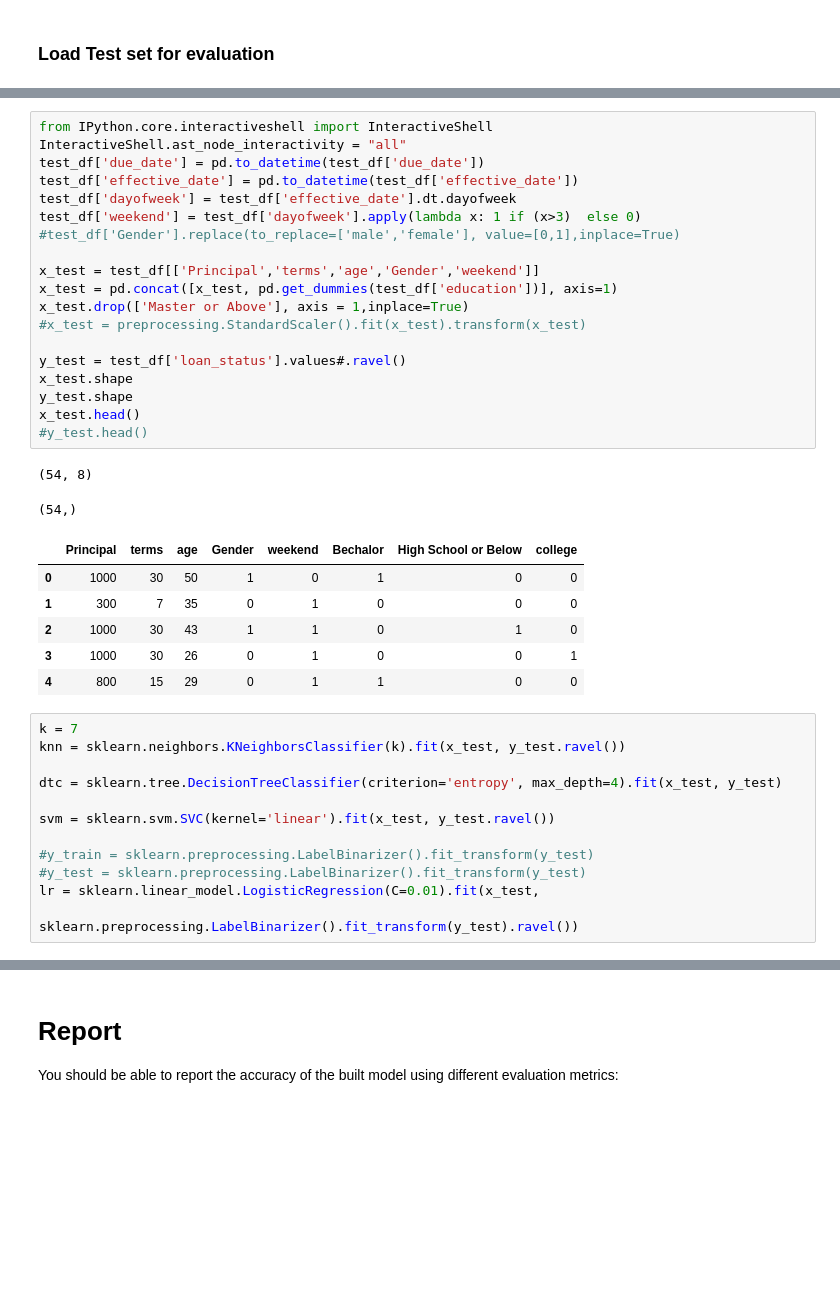
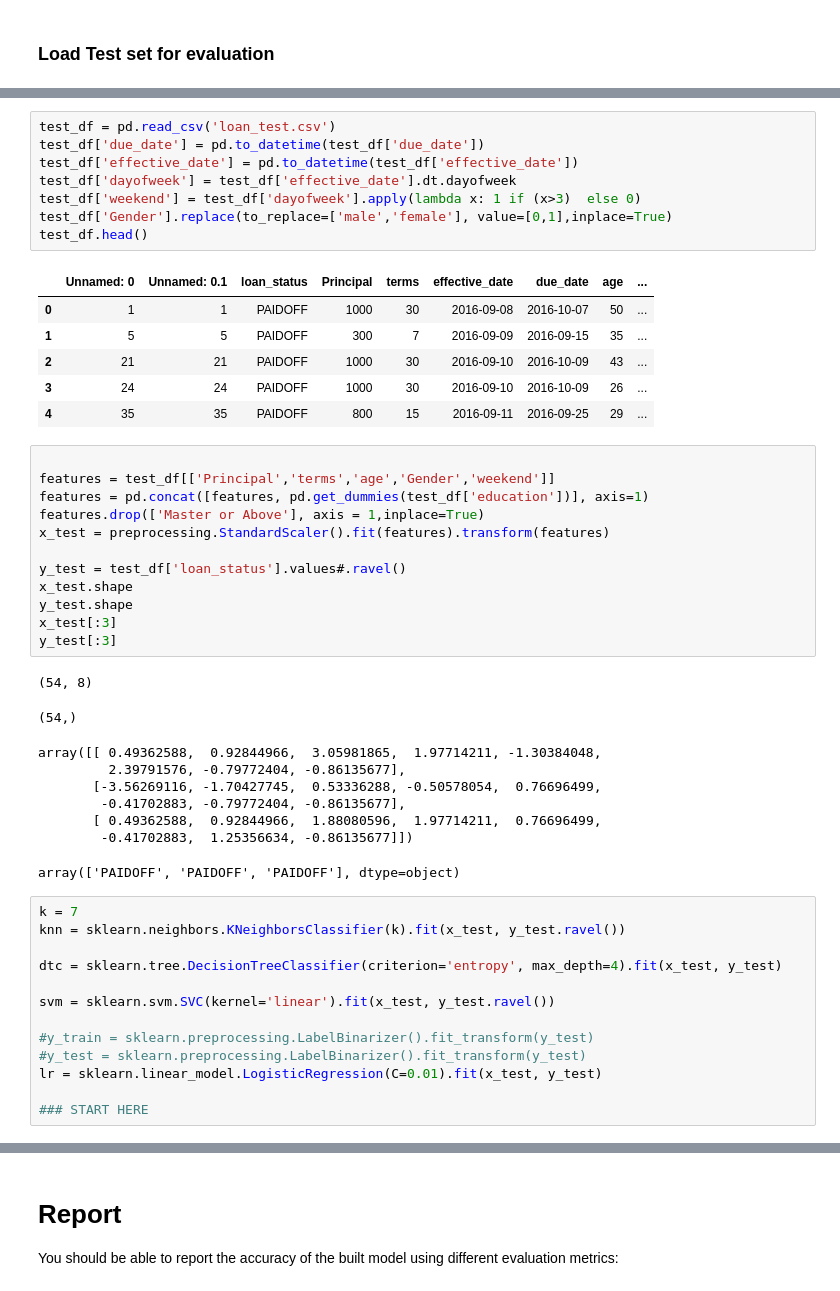
Before and after one commit to joelmarkanderson/coursera-machine-learning-with-python-capstone-project, a Jupyter notebook: ML0101EN-Proj-Loan-py-v1.ipynb, the cells around one changed output, grey strips where cells are left out. Saved outputs shown, nothing was run; the diff lists cells and outputs as text; blank space fills up the shorter version.

```diff
--- a/ML0101EN-Proj-Loan-py-v1.ipynb
+++ b/ML0101EN-Proj-Loan-py-v1.ipynb
@@ -416,31 +410,40 @@ test_df.head()
 # %%
-from IPython.core.interactiveshell import InteractiveShell
-InteractiveShell.ast_node_interactivity = "all"
+test_df = pd.read_csv('loan_test.csv')
 test_df['due_date'] = pd.to_datetime(test_df['due_date'])
 test_df['effective_date'] = pd.to_datetime(test_df['effective_date'])
 test_df['dayofweek'] = test_df['effective_date'].dt.dayofweek
 test_df['weekend'] = test_df['dayofweek'].apply(lambda x: 1 if (x>3)  else 0)
-#test_df['Gender'].replace(to_replace=['male','female'], value=[0,1],inplace=True)
-
-x_test = test_df[['Principal','terms','age','Gender','weekend']]
-x_test = pd.concat([x_test, pd.get_dummies(test_df['education'])], axis=1)
-x_test.drop(['Master or Above'], axis = 1,inplace=True)
-#x_test = preprocessing.StandardScaler().fit(x_test).transform(x_test)
-
-y_test = test_df['loan_status'].values#.ravel()
-x_test.shape
-y_test.shape
-x_test.head()
-#y_test.head()
+test_df['Gender'].replace(to_replace=['male','female'], value=[0,1],inplace=True)
+test_df.head()
 # %% [output]
-(54, 8)
-(54,)
-|  | Principal | terms | age | Gender | weekend | Bechalor | High School or Below | college |
-| 0 | 1000 | 30 | 50 | 1 | 0 | 1 | 0 | 0 |
-| 1 | 300 | 7 | 35 | 0 | 1 | 0 | 0 | 0 |
-| 2 | 1000 | 30 | 43 | 1 | 1 | 0 | 1 | 0 |
-| 3 | 1000 | 30 | 26 | 0 | 1 | 0 | 0 | 1 |
-| 4 | 800 | 15 | 29 | 0 | 1 | 1 | 0 | 0 |
+|  | Unnamed: 0 | Unnamed: 0.1 | loan_status | Principal | terms | effective_date | due_date | age | ... |
+| 0 | 1 | 1 | PAIDOFF | 1000 | 30 | 2016-09-08 | 2016-10-07 | 50 | ... |
+| 1 | 5 | 5 | PAIDOFF | 300 | 7 | 2016-09-09 | 2016-09-15 | 35 | ... |
+| 2 | 21 | 21 | PAIDOFF | 1000 | 30 | 2016-09-10 | 2016-10-09 | 43 | ... |
+| 3 | 24 | 24 | PAIDOFF | 1000 | 30 | 2016-09-10 | 2016-10-09 | 26 | ... |
+| 4 | 35 | 35 | PAIDOFF | 800 | 15 | 2016-09-11 | 2016-09-25 | 29 | ... |
+# %%
+
+features = test_df[['Principal','terms','age','Gender','weekend']]
+features = pd.concat([features, pd.get_dummies(test_df['education'])], axis=1)
+features.drop(['Master or Above'], axis = 1,inplace=True)
+x_test = preprocessing.StandardScaler().fit(features).transform(features)
+
+y_test = test_df['loan_status'].values#.ravel()
+x_test.shape
+y_test.shape
+x_test[:3]
+y_test[:3]
+# %% [output]
+(54, 8)
+(54,)
+array([[ 0.49362588,  0.92844966,  3.05981865,  1.97714211, -1.30384048,
+         2.39791576, -0.79772404, -0.86135677],
+       [-3.56269116, -1.70427745,  0.53336288, -0.50578054,  0.76696499,
+        -0.41702883, -0.79772404, -0.86135677],
+       [ 0.49362588,  0.92844966,  1.88080596,  1.97714211,  0.76696499,
+        -0.41702883,  1.25356634, -0.86135677]])
+array(['PAIDOFF', 'PAIDOFF', 'PAIDOFF'], dtype=object)
 # %%
 k = 7
 knn = sklearn.neighbors.KNeighborsClassifier(k).fit(x_test, y_test.ravel())
@@ -451,8 +454,9 @@ svm = sklearn.svm.SVC(kernel='linear').fit(x_test, y_test.ravel())
 
 #y_train = sklearn.preprocessing.LabelBinarizer().fit_transform(y_test)
 #y_test = sklearn.preprocessing.LabelBinarizer().fit_transform(y_test)
-lr = sklearn.linear_model.LogisticRegression(C=0.01).fit(x_test,
-                                                         sklearn.preprocessing.LabelBinarizer().fit_transform(y_test).ravel())
+lr = sklearn.linear_model.LogisticRegression(C=0.01).fit(x_test, y_test)
+
+### START HERE
 # %%
 df_report = pd.DataFrame({'Algorithm': ['KNN', 'Decision Tree', 'SVM', 'LogisticRegression'],
                               'Jaccard': [
```
Also changed, not shown: parts of 10 cells of this notebook.
